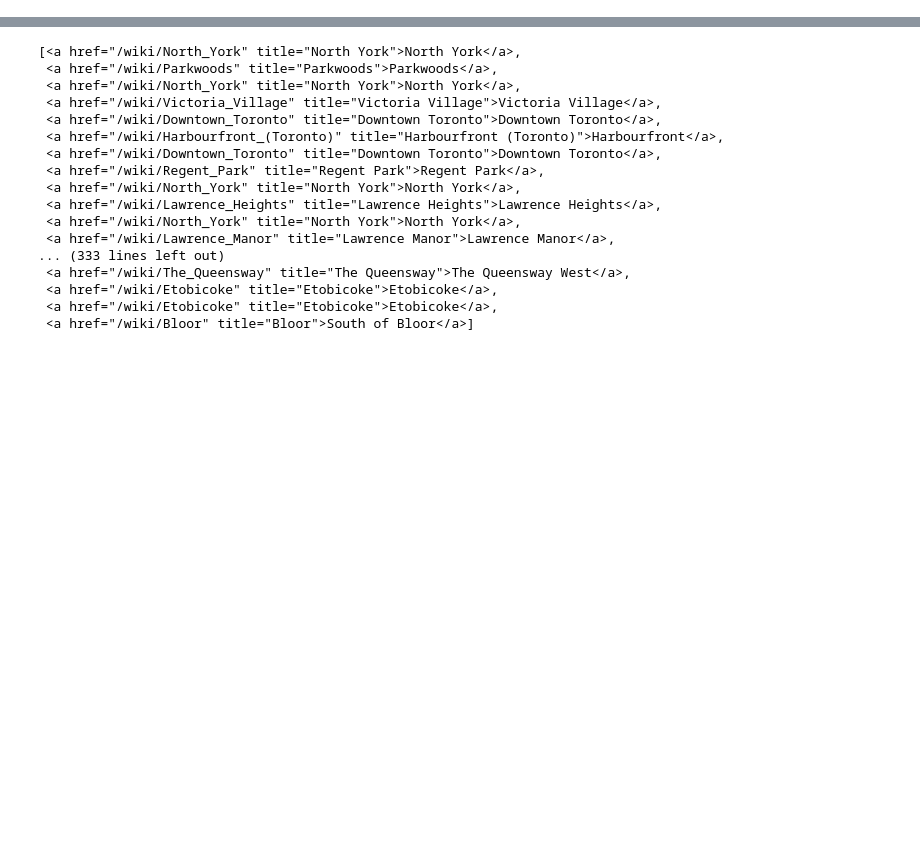
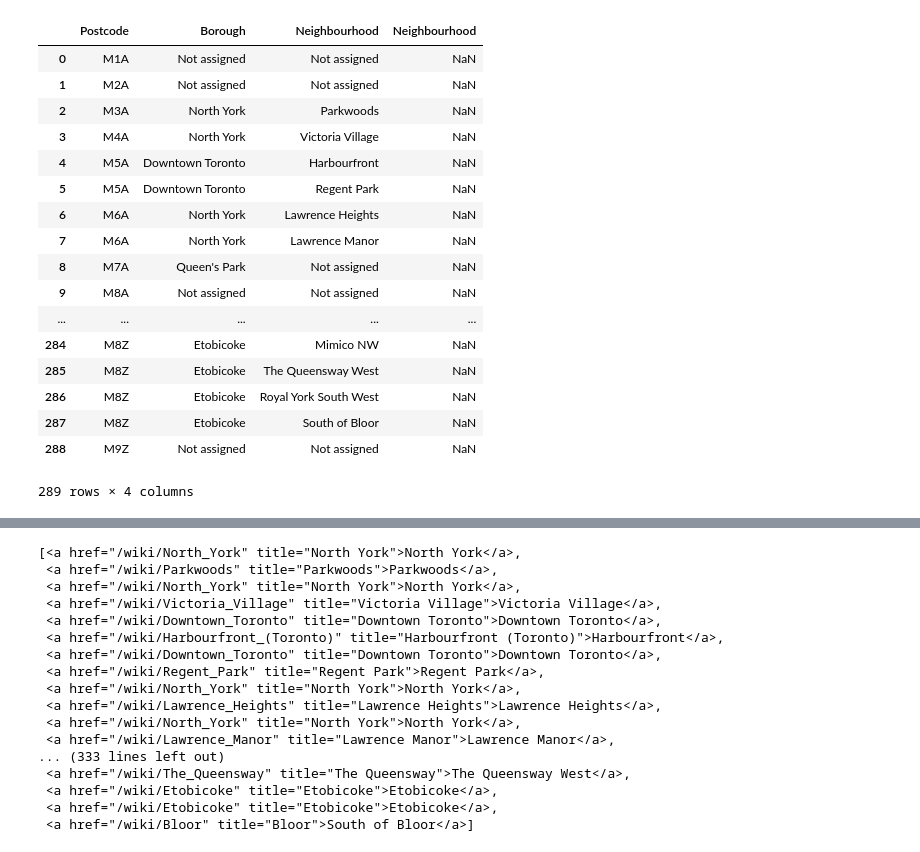
Before and after one commit to srividya006/Coursera_Capstone, a Jupyter notebook: Seg-Clu-Toronto.ipynb, the cells around one changed output, grey strips where cells are left out. Drawn from its saved outputs; the diff is of its cells as text; code cells hidden in the pictures; blank space fills up the shorter version.

```diff
--- a/Seg-Clu-Toronto.ipynb
+++ b/Seg-Clu-Toronto.ipynb
@@ -47,0 +5,16 @@ My_table
+# %%
+import pandas as pd
+import numpy as np
+import requests
+
+from bs4 import BeautifulSoup
+
+
+website_url = requests.get('https://en.wikipedia.org/wiki/List_of_postal_codes_of_Canada:_M').text
+
+
+
+
+df = pd.read_html(website_url)[0]
+df.to_csv('beautifulsoup_pandas.csv',header=0,index=True)
+print (df)
@@ -47,0 +39,23 @@ My_table
+# %%
+s1 = pd.Series(name='Neighbourhood')
+mydf = pd.concat([df, s1], axis=1)
+mydf
+# %% [output]
+|  | Postcode | Borough | Neighbourhood | Neighbourhood |
+| 0 | M1A | Not assigned | Not assigned | NaN |
+| 1 | M2A | Not assigned | Not assigned | NaN |
+| 2 | M3A | North York | Parkwoods | NaN |
+| 3 | M4A | North York | Victoria Village | NaN |
+| 4 | M5A | Downtown Toronto | Harbourfront | NaN |
+| 5 | M5A | Downtown Toronto | Regent Park | NaN |
+| 6 | M6A | North York | Lawrence Heights | NaN |
+| 7 | M6A | North York | Lawrence Manor | NaN |
+| 8 | M7A | Queen's Park | Not assigned | NaN |
+| 9 | M8A | Not assigned | Not assigned | NaN |
+| ... | ... | ... | ... | ... |
+| 284 | M8Z | Etobicoke | Mimico NW | NaN |
+| 285 | M8Z | Etobicoke | The Queensway West | NaN |
+| 286 | M8Z | Etobicoke | Royal York South West | NaN |
+| 287 | M8Z | Etobicoke | South of Bloor | NaN |
+| 288 | M9Z | Not assigned | Not assigned | NaN |
+289 rows × 4 columns
```
Also changed, not shown: parts of 24 cells of this notebook.
